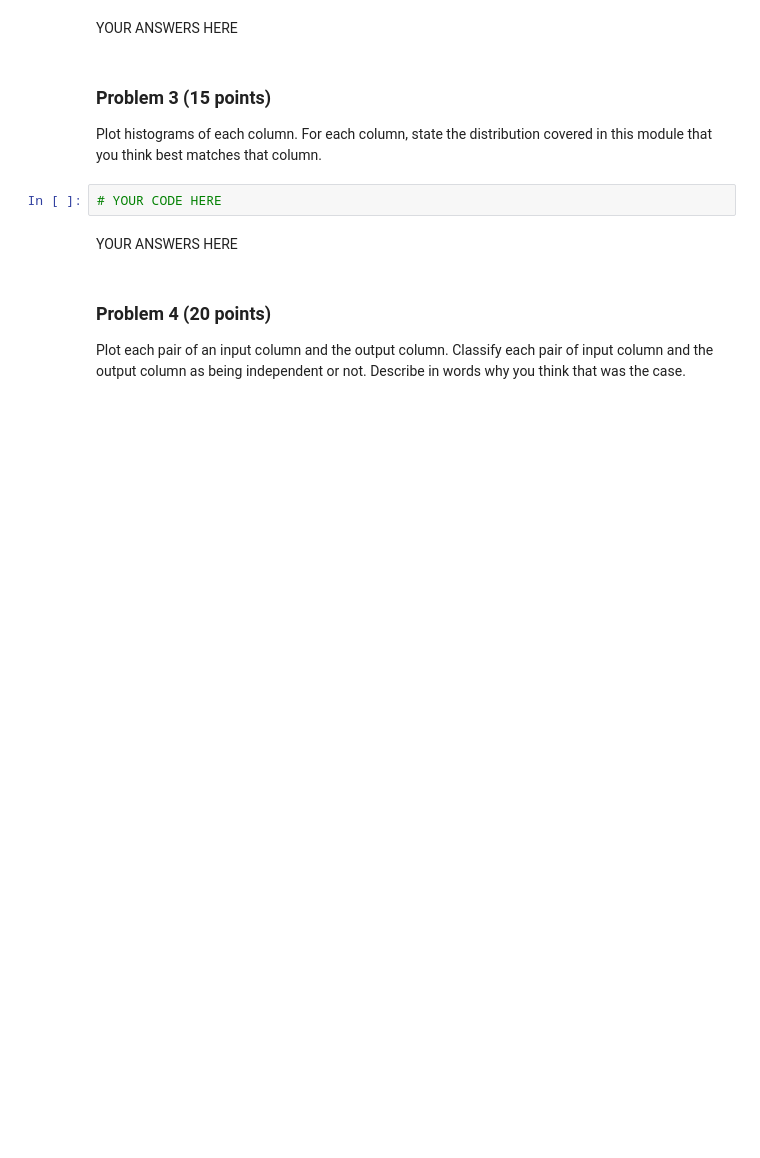
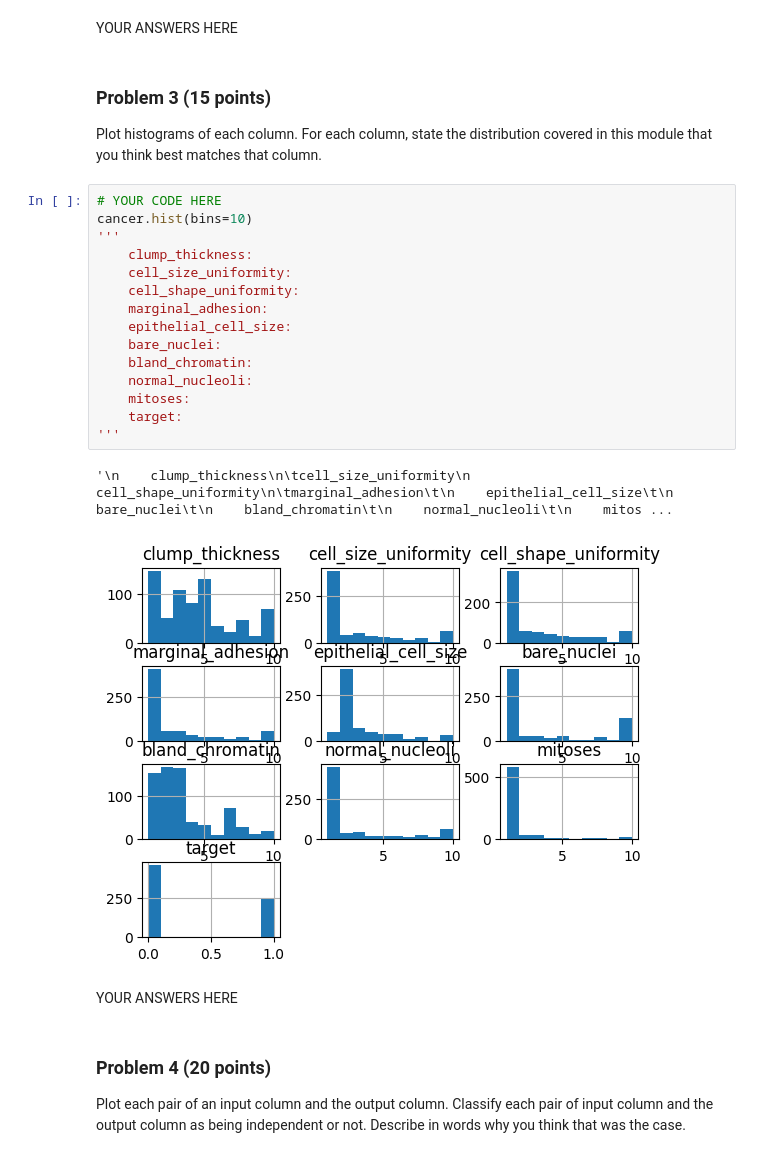
Before and after one commit to AL-Holmes/dx601-final-project, a Jupyter notebook: project.ipynb, the cells around one changed output. Cells and saved outputs as stored; diff of their text form; blank space fills up the shorter version.

Commit message:
adds first 3 charts

```diff
--- a/project.ipynb
+++ b/project.ipynb
@@ -106,8 +121,24 @@ YOUR ANSWERS HERE
 
 Plot histograms of each column.
 For each column, state the distribution covered in this module that you think best matches that column.
-# %%
-# YOUR CODE HERE
+# %%
+# YOUR CODE HERE
+cancer.hist(bins=10)
+'''
+    clump_thickness:
+	cell_size_uniformity:
+    cell_shape_uniformity:
+	marginal_adhesion:
+    epithelial_cell_size:
+    bare_nuclei:
+    bland_chromatin:
+    normal_nucleoli:
+    mitoses:
+    target:
+'''
+# %% [output]
+'\n    clump_thickness\n\tcell_size_uniformity\n    cell_shape_uniformity\n\tmarginal_adhesion\t\n    epithelial_cell_size\t\n    bare_nuclei\t\n    bland_chromatin\t\n    normal_nucleoli\t\n    mitos ...
+[figure, added]
 # %% [markdown]
 YOUR ANSWERS HERE
 # %% [markdown]
```
Also changed, not shown: parts of 6 cells of this notebook.
